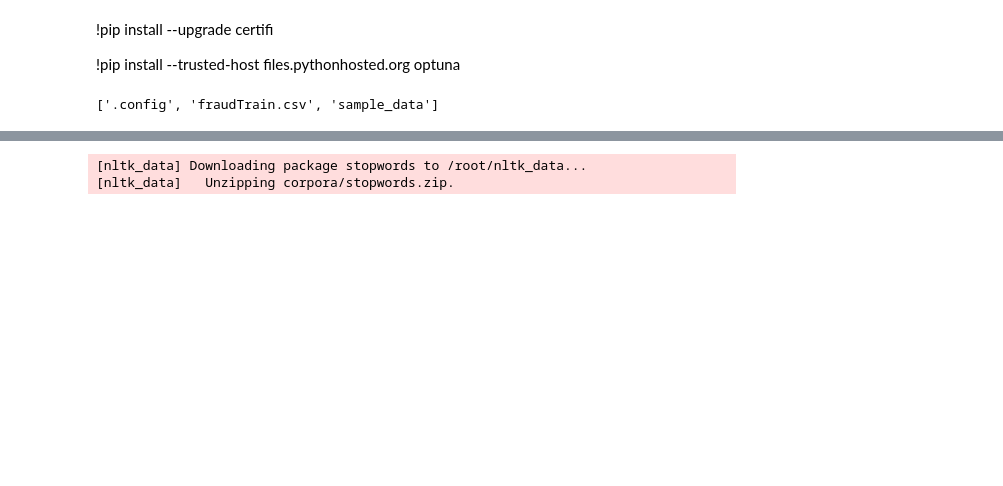
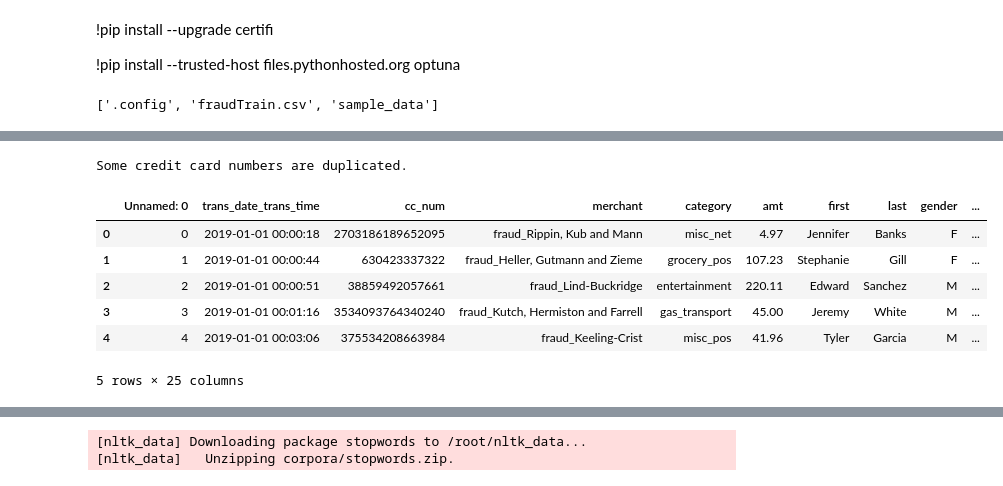
Before and after one commit to Dhaneshkp/GraphML, a Jupyter notebook: Fraudulent transactions-Copy1.ipynb, the cells around one changed output, grey strips where cells are left out. Cells and saved outputs as stored; diff of their text form; code cells hidden in the pictures; blank space fills up the shorter version.

```diff
--- a/Fraudulent transactions-Copy1.ipynb
+++ b/Fraudulent transactions-Copy1.ipynb
@@ -34,0 +19,48 @@ data
+# %%
+
+def are_cc_numbers_unique(df, cc_column):
+
+    try:
+      # Check if the specified column exists in the DataFrame.
+      if cc_column not in df.columns:
+          print(f"Error: Column '{cc_column}' not found in the DataFrame.")
+          return False
+
+      return df[cc_column].nunique() == len(df)
+
+    except Exception as e:
+      print(f"An error occurred: {e}")
+      return False
+
+
+are_unique = are_cc_numbers_unique(data, 'cc_num')
+
+if are_unique:
+     print("All credit card numbers are unique.")
+else:
+     print("Some credit card numbers are duplicated.")
+# %% [output]
+Some credit card numbers are duplicated.
+# %%
+
+import datetime
+
+data['trans_date_trans_time'] = pd.to_datetime(data['trans_date_trans_time'])
+
+# Extract the time of day as an integer representing minutes since midnight
+data['time_of_day'] = (data['trans_date_trans_time'].dt.hour * 60) + data['trans_date_trans_time'].dt.minute
+
+
+data['time_of_day_category'] = pd.cut(data['time_of_day'], bins=[0, 6*60, 12*60, 18*60, 24*60],
+                                      labels=['Night', 'Morning', 'Afternoon', 'Evening'], right=False)
+
+
+data.head()
+# %% [output]
+|  | Unnamed: 0 | trans_date_trans_time | cc_num | merchant | category | amt | first | last | gender | ... |
+| 0 | 0 | 2019-01-01 00:00:18 | 2703186189652095 | fraud_Rippin, Kub and Mann | misc_net | 4.97 | Jennifer | Banks | F | ... |
+| 1 | 1 | 2019-01-01 00:00:44 | 630423337322 | fraud_Heller, Gutmann and Zieme | grocery_pos | 107.23 | Stephanie | Gill | F | ... |
+| 2 | 2 | 2019-01-01 00:00:51 | 38859492057661 | fraud_Lind-Buckridge | entertainment | 220.11 | Edward | Sanchez | M | ... |
+| 3 | 3 | 2019-01-01 00:01:16 | 3534093764340240 | fraud_Kutch, Hermiston and Farrell | gas_transport | 45.00 | Jeremy | White | M | ... |
+| 4 | 4 | 2019-01-01 00:03:06 | 375534208663984 | fraud_Keeling-Crist | misc_pos | 41.96 | Tyler | Garcia | M | ... |
+5 rows × 25 columns
```
Also changed, not shown: parts of 16 cells of this notebook.
